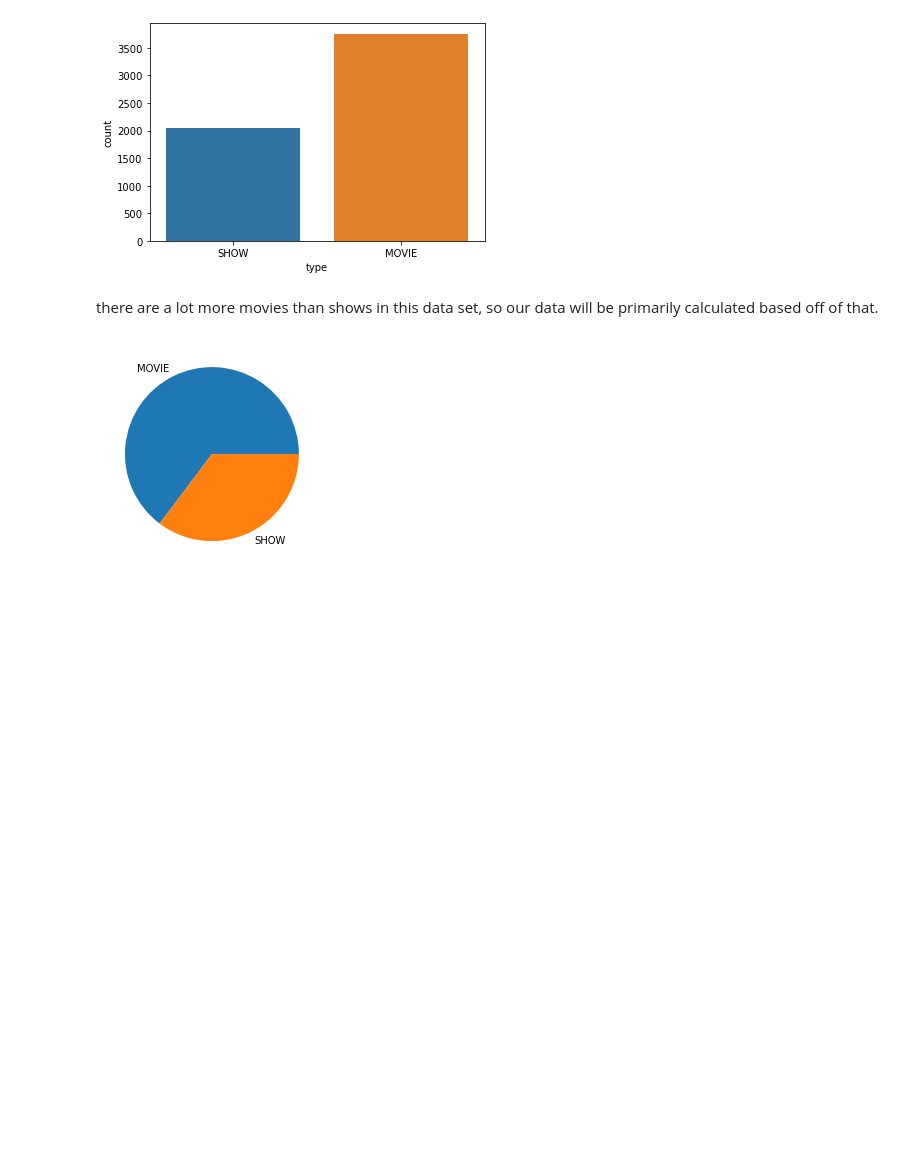
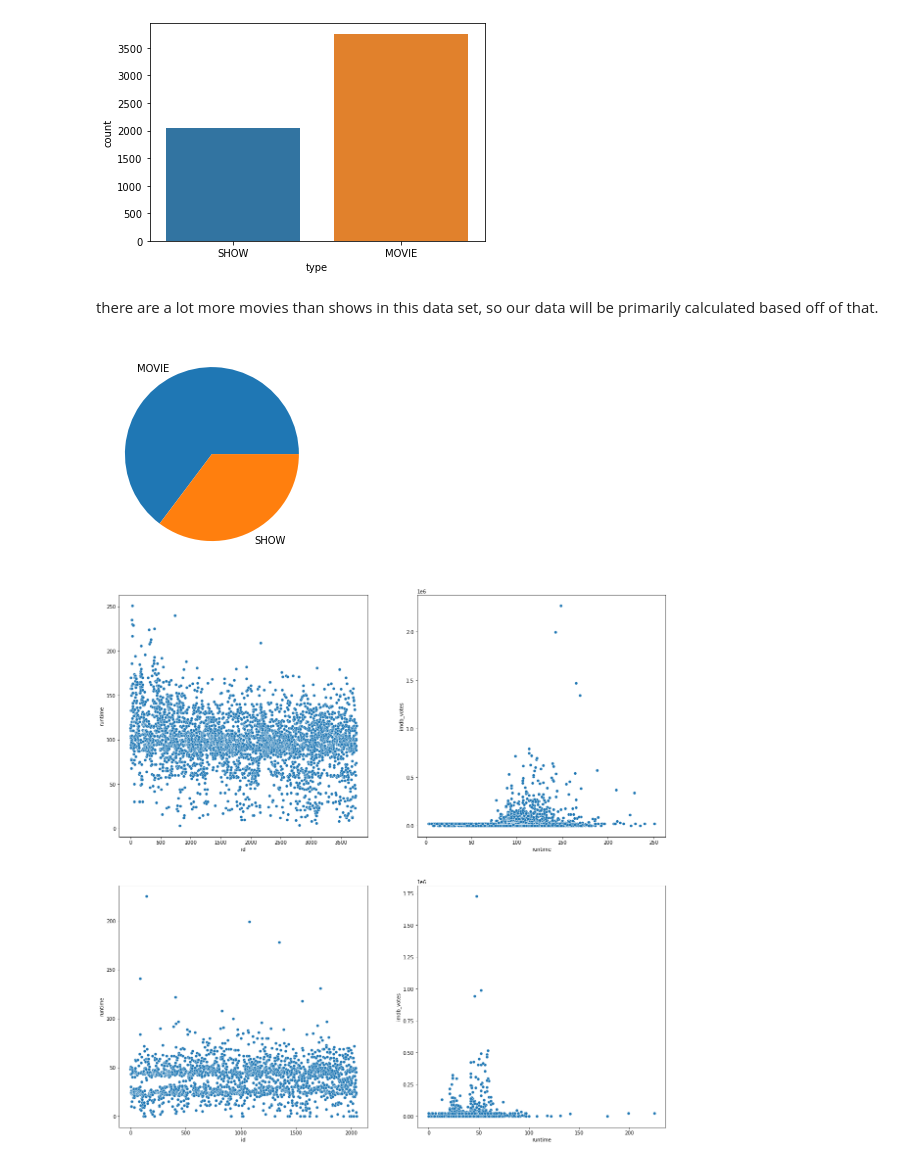
Before and after one commit to akrepel/DS1-GroupProject, a Jupyter notebook: DS1P.ipynb, the cells around one changed output. Cells and saved outputs as stored; diff of their text form; code cells hidden in the pictures; blank space fills up the shorter version.

Commit message:
did 4 scatterplots for runtime
runtime plots

```diff
--- a/DS1P.ipynb
+++ b/DS1P.ipynb
@@ -359,3 +359,19 @@ plt.pie(netflix_df['type'].value_counts(), labels = labels)
 plt.show()
 # %% [output]
 [figure]
+# %%
+movie_df = netflix_df.loc[netflix_df['type'] == 'MOVIE'].copy()
+show_df = netflix_df.loc[netflix_df['type'] == 'SHOW'].copy()
+show_df['id'] = np.arange(0,2047)
+# %%
+movie_df['id'] = np.arange(0,3758)
+# %%
+# aaron
+fig, axes = plt.subplots(nrows = 2, ncols = 2, figsize = (20,20))
+sns.scatterplot(x=movie_df['id'], y=movie_df['runtime'], ax=axes[0][0])
+sns.scatterplot(x = movie_df['runtime'], y = movie_df['imdb_votes'], ax=axes[0][1])
+sns.scatterplot(x=show_df['id'], y = show_df['runtime'], ax=axes[1][0])
+sns.scatterplot(x=show_df['runtime'], y = show_df['imdb_votes'],ax=axes[1][1])
+plt.show()
+# %% [output]
+[figure, added]
```
Also changed, not shown: parts of 1 cell of this notebook.
